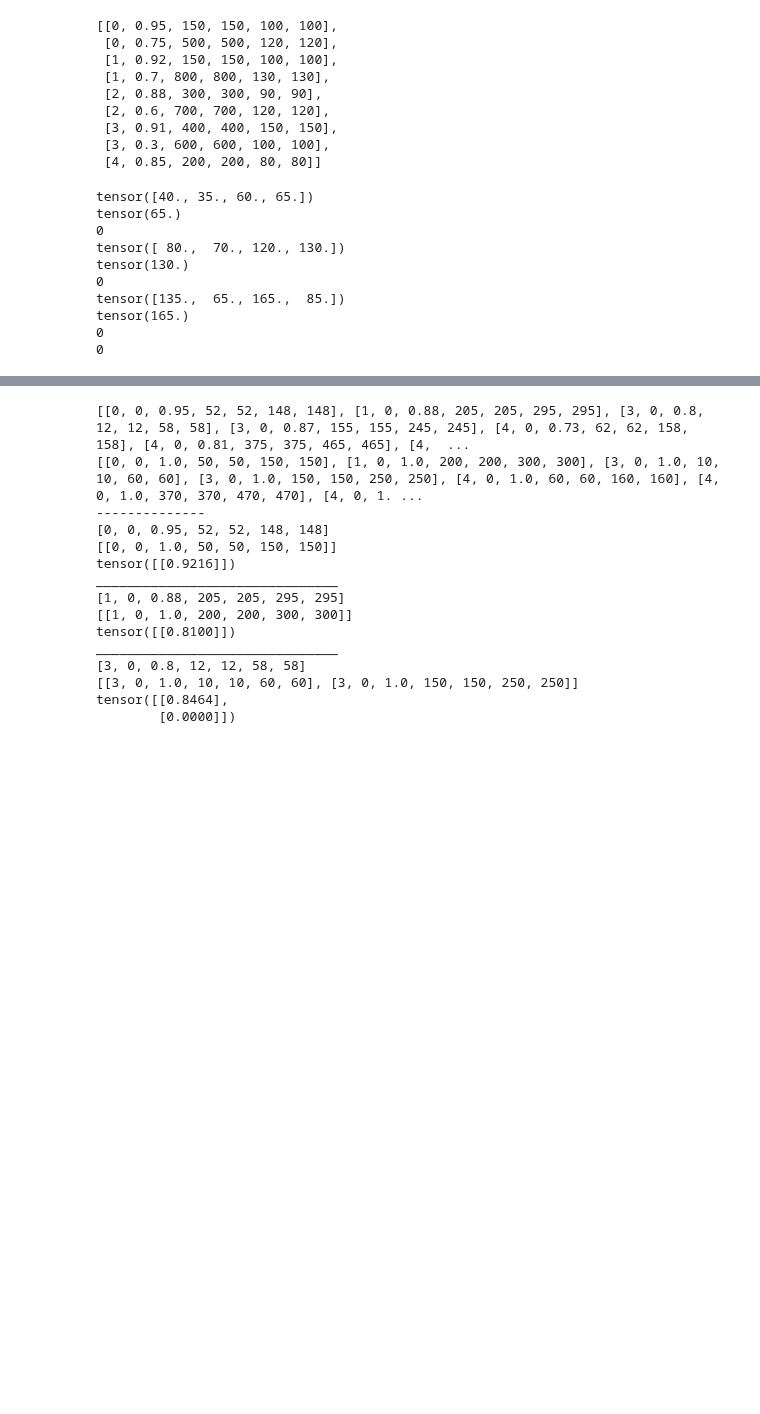
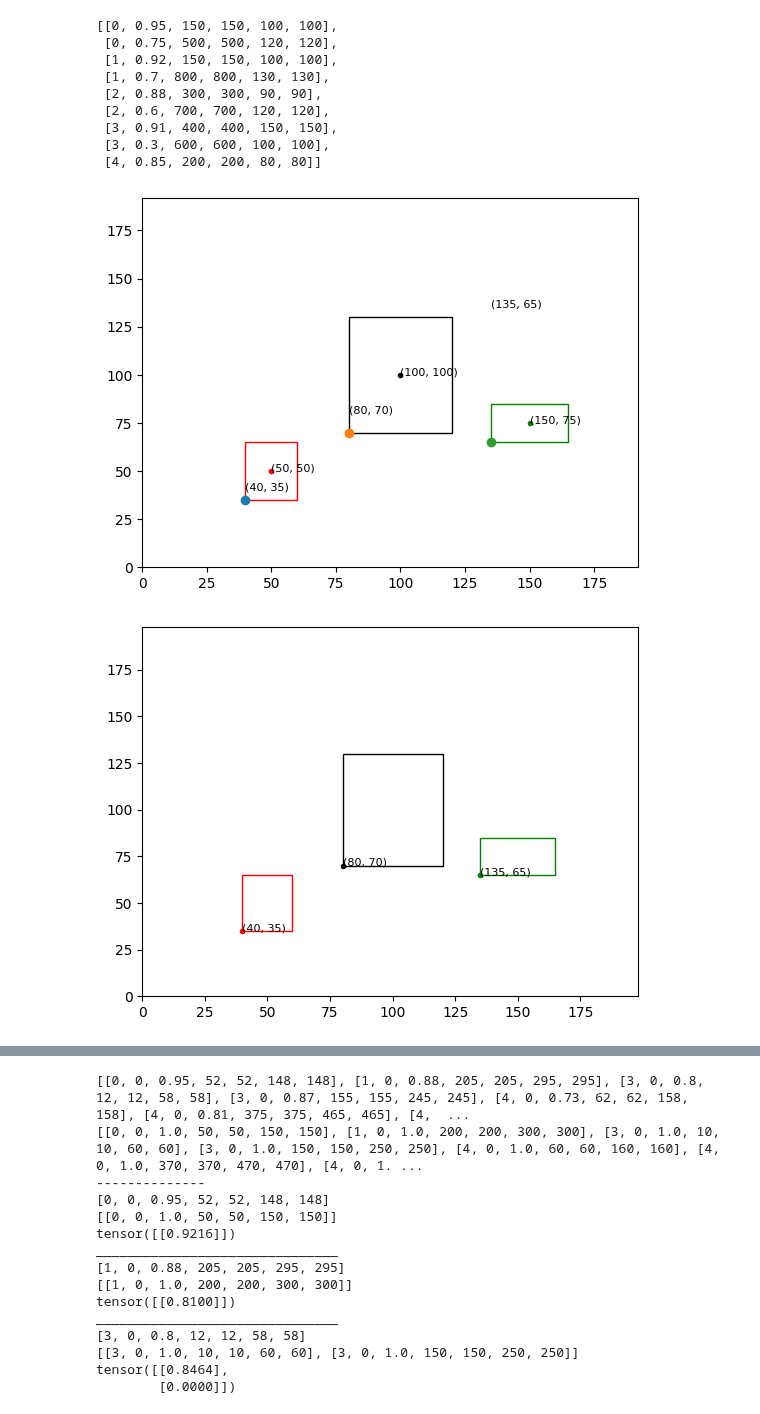
Before and after one commit to kmsmeng/ML_Projects, a Jupyter notebook: Obj_Detection_YOLO/IOU.ipynb, the cells around one changed output, grey strips where cells are left out. Drawn from its saved outputs; the diff is of its cells as text; code cells hidden in the pictures; blank space fills up the shorter version.

```diff
--- a/Obj_Detection_YOLO/IOU.ipynb
+++ b/Obj_Detection_YOLO/IOU.ipynb
@@ -176,6 +176,7 @@ from matplotlib.patches import Rectangle
 
 
 def display_box(boxes, box_format):
+    '''the boxes are in the format [class, iou, x1, y1, width, height]'''
 
     # Convert the list of bounding boxes into tensor
     bboxes = torch.tensor(boxes)
@@ -192,8 +193,17 @@ def display_box(boxes, box_format):
         x = x1 - width/2
         y = y1 - height/2
 
+        # find the max corrdinate associated with the bounding boxes
+        highest_overall = 0
+        for box in bboxes:
+            high_in_list = max(box[2:4])
+            if high_in_list > highest_overall:
+                highest_overall = high_in_list
+                bigger_side = max(box[4:])
+                highest_overall = highest_overall + bigger_side
+
     if box_format == 'corners':
-        # boxes in 'corners' box_format are expected in the format [class, iou, x1, y1, x2, y2] # x1 and y1 are the nearest point form the origin and from that point across to the diagonal is the x2 and y2
+        # boxes in 'corners' box_format are expected in the format [class, iou, x1, y1, x2, y2] # x1 and y1 are the nearest point form the origin and from that point across to the diagonal are the coordinates x2 and y2
         x1 = bboxes[..., 2:3]
         y1 = bboxes[..., 3:4]
         x2 = bboxes[..., 4:5]
@@ -206,29 +216,8 @@ def display_box(boxes, box_format):
         y = y1
 
         # find the max corrdinate associated with the bounding boxes
-        highest_overall1 = 0
-        for x in bboxes:
-            print(x[2:])
-            high_in_list = max(x[2:])
-            print(high_in_list)
-            if high_in_list > highest_overall1:
-                highest_overall1 == high_in_list
-                print(highest_overall1)
-
-        print(highest_overall1)
-
-        # highest_overall2 = 0
-        # for x in bboxes:
-        #     high_in_list == max(x[2:]) if high_in_list > highest_overall2 else highest_overall2
-
-        # print(highest_overall2)
-
-        # highest_overall3 = max(max(x for x in bboxes[2:]))
-        # print(highest_overall3)
-
-
-
-    return
+        highest_overall = 0
+        highest_overall = max(max(box[2:]) for box in bboxes)
 
     # convert the tensor to numpy
     x = x.numpy()
@@ -241,58 +230,47 @@ def display_box(boxes, box_format):
 
     fig, ax = plt.subplots()
 
-    # if the box is one dim add extra dim in the 0 index
+    # if the box is one dim add extra dim is added to the 0 index (to prevent any indexing error later in the code)
     if bboxes.dim() == 1:
            bboxes = bboxes.unsqueeze(dim=0)
 
-
-    # print(bboxes)
-
+    # loop through each of the bbox and print it out
     for i in range(len(x1)):
-
         box_class = int(bboxes[i][0].item())
-
-        # print(bboxes[i])
-        # print(box_format)
         rect = Rectangle([x[i], y[i]], width=width[i], height=height[i], facecolor='none', edgecolor=colors[box_class])
         ax.add_patch(rect)
+
+        # plot the coordinates along with the coordinates label
+
         plt.plot(x1[i], y1[i], 'o', c=colors[box_class], markersize='3')
-        plt.text(x1[i]+3, y1[i]+3, (int(x1[i].item()), int(y1[i].item())), fontsize=12)
+        plt.text(x1[i], y1[i], (int(x1[i].item()), int(y1[i].item())), fontsize=8)
 
-        plt.plot(x[i], y[i], 'o')
-        plt.text(x[i]+3, x[i]+3, (int(x[i].item()), int(y[i].item())), fontsize=12)
-        # print(x[i], y[i])
-        # break
+        if box_format == 'midpoint':
+            plt.plot(x[i], y[i], 'o')
+            plt.text(x[i], x[i], (int(x[i].item()), int(y[i].item())), fontsize=8)
 
-    ax.set_xlim(-100, 1000)
-    ax.set_ylim(-100, 1000)
+    # Set the max width(x-axis) and height(y-axis) of the graph
+    ax.set_xlim(0, 1.2 * highest_overall)
+    ax.set_ylim(0, 1.2 * highest_overall)
     plt.show()
 
 
 midpoint_boxes = [
     [0, 0.85, 50, 50, 20, 30],
     [1, 0.75, 100, 100, 40, 60],
     [2, 0.90, 150, 75, 30, 20]
 ]
 
 display_box(boxes=midpoint_boxes, box_format='midpoint')
 
 corner_boxes = [
     [0, 0.85, 40, 35, 60, 65],   # x1 = 50 - 10, y1 = 50 - 15; x2 = 50 + 10, y2 = 50 + 15
     [1, 0.75, 80, 70, 120, 130], # x1 = 100 - 20, etc.
     [2, 0.90, 135, 65, 165, 85]
 ]
 
 
 display_box(boxes=corner_boxes, box_format='corners')
 # %% [output]
-tensor([40., 35., 60., 65.])
-tensor(65.)
-0
-tensor([ 80.,  70., 120., 130.])
-tensor(130.)
-0
-tensor([135.,  65., 165.,  85.])
-tensor(165.)
-0
-0
+[figure, added]
+[figure, added]
```
Also changed, not shown: parts of 4 cells of this notebook.
